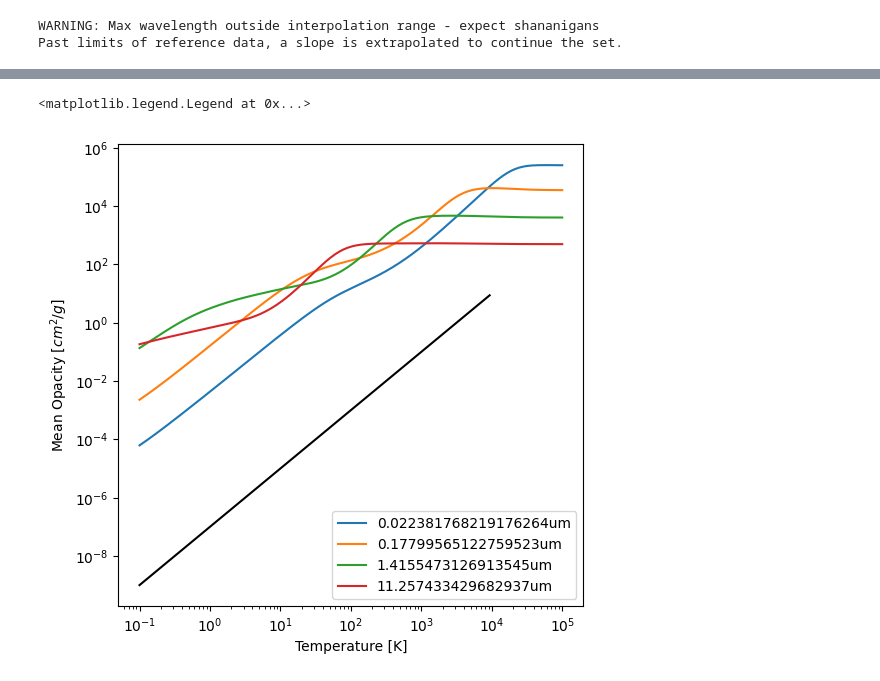
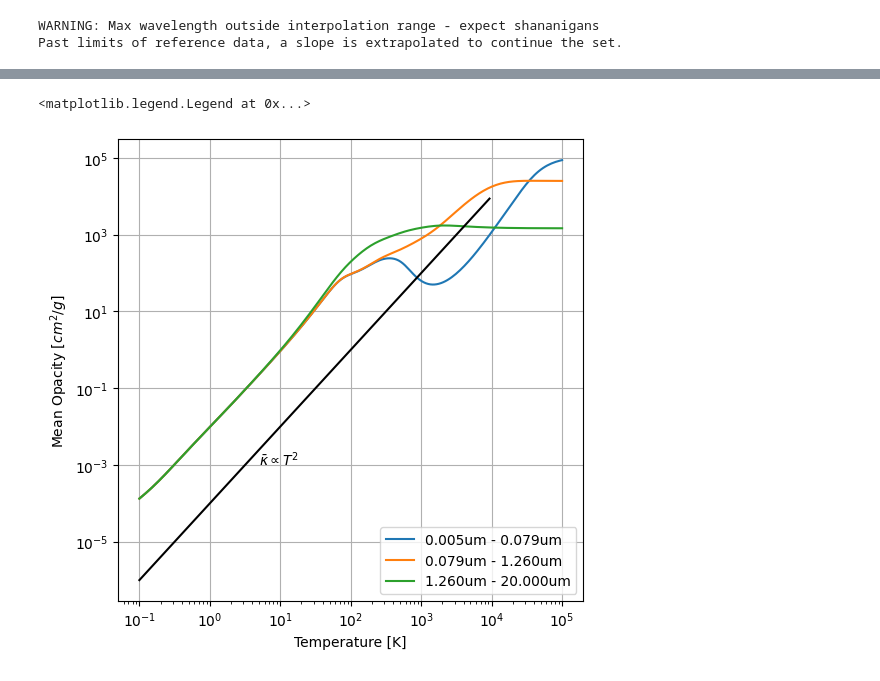
Before and after one commit to graves-andrew-02/DustOp, a Jupyter notebook: Opacity_Solver.ipynb, the cells around one changed output, grey strips where cells are left out. Saved outputs shown, nothing was run; the diff lists cells and outputs as text; code cells hidden in the pictures.

```diff
--- a/Opacity_Solver.ipynb
+++ b/Opacity_Solver.ipynb
@@ -28,12 +23,13 @@ def get_ref_data(material):
 wv_raw, n_raw, k_raw = np.loadtxt('ref index data/c-gra-Draine2003.download', skiprows=27, unpack=True)
 #wv_raw, n_raw, k_raw = np.loadtxt('sic-Draine1993.download', skiprows=28, unpack=True)
 
-#n_raw = 1*np.ones_like(n_raw)
-#k_raw = 0.001 * (wv_raw*np.ones_like(n_raw))**-2
 
 #optool data to compare to
 #wavelength, ka, ks, g = np.loadtxt('dustkappa-gra-1um.dat', skiprows=24, unpack=True)
 
-wv_raw, n_raw, k_raw = get_ref_data('fe')
-wv, m = mie.interp_m(wv_raw, n_raw, k_raw, wv_range = [5e-2, 300000], num_points = 1000)
+wv_raw, n_raw, k_raw = get_ref_data('h2o')
+
+#k_raw = 0.000001 * (wv_raw*np.ones_like(n_raw))**0.4
+#n_raw = 0.000001 * (wv_raw*np.ones_like(n_raw))**0.4
+wv, m = mie.interp_m(wv_raw, n_raw, k_raw, wv_range = [5e-2, 10**6], num_points = 1000)
 #m = (1.0 + 0.1*wv*1j) * np.ones_like(m)
@@ -346,5 +150,5 @@ def get_planck_flipped(a, wave, n, T, interpolation, fractions = [0.53, 0.47], s
 # %%
-mie_interp, nd_mie_arr, beae, asd =  mie.create_mie_interp([5e-2, 300000], [1e-3, 20], wv_raw, n_raw, k_raw, 1000, 40)
+mie_interp, nd_mie_arr, beae, asd =  mie.create_mie_interp([5e-3, 100000000], [1e-3, 20], wv_raw, n_raw, k_raw, 1000, 40)
 # %% [output]
 WARNING: Max wavelength outside interpolation range - expect shananigans
 Past limits of reference data, a slope is extrapolated to continue the set.
@@ -361,9 +165,9 @@ dist = lambda r : mie.pwr_law(r, 3.5, cutoff_low = 0.005, cutoff_high = 2.5, tot
 dist = lambda r : mie.std_dist(r)
 
 for i in range(0, len(temp_plot)):
-  k_plot[i] = get_planck(a, wv, dist, temp_plot[i], mie_interp)
-  kp_plot[i] = get_planck_flipped(a, wv, dist, temp_plot[i], mie_interp)
-  kr_plot[i] = get_rosseland(a, wv, dist, temp_plot[i], mie_interp)
+  k_plot[i] =  mie.get_planck(a, wv, dist, temp_plot[i], mie_interp)
+  kp_plot[i] = mie.get_planck_flipped(a, wv, dist, temp_plot[i], mie_interp)
+  kr_plot[i] = mie.get_rosseland(a, wv, dist, temp_plot[i], mie_interp)
 # %%
 fig, ax = plt.subplots(1, figsize = [6,6])
 
@@ -384,14 +188,14 @@ ax.legend(loc = 'upper left')
 # %%
-wv, m = mie.interp_m(wv_raw, n_raw, k_raw, [5e-2, 300000], 1000)
+mie_interp, nd_mie_arr, beae, asd =  mie.create_mie_interp([5e-3, 10**6], [1e-3, 20], wv_raw, n_raw, k_raw, 1000, 40)
 
-N = 5
+N = 4
 
 points = np.logspace(np.log10(5e-3), np.log10(20), N)
 
-temp_plot = np.logspace(np.log10(0.1),np.log10(100000), 200)
+temp_plot = np.logspace(np.log10(10**-1),np.log10(10**5), 200)
 k_plot = np.zeros([len(temp_plot),N])
 for j in range(0, N-1):
   for i in range(0, len(temp_plot)):
     # Pass a lambda function to preserve the cutoff bounds while allowing get_rosseland to evaluate over the radius array
-    n_dist = lambda r: mie.pwr_law(r, 0, cutoff_low=points[j], cutoff_high=points[j+1])
-    k_plot[i][j] = get_rosseland(np.logspace(np.log10(points[j]), np.log10(points[j+1]), 20), wv, n_dist, temp_plot[i], mie_interp)
+    n_dist = lambda r: mie.pwr_law(r, 3.5, cutoff_low=points[j], cutoff_high=points[j+1])
+    k_plot[i][j] = mie.get_rosseland(np.logspace(np.log10(points[j]), np.log10(points[j+1]), 20), wv, n_dist, temp_plot[i], mie_interp)
@@ -403,38 +204,40 @@ fig, ax = plt.subplots(1, figsize = [6,6])
 
 #ax.plot(temp_plot, k_plot)
 
 
-temp_plot = np.logspace(np.log10(0.1),np.log10(100000), 200)
+#temp_plot = np.logspace(np.log10(1),np.log10(1000), 200)
 
 lab = ''
-ax.plot(temp_plot, k_plot[:,0], label = f'{0.5* (points[1] + points[0])}um')
+ax.plot(temp_plot, k_plot[:,0], label = f'{(points[0]):.3f}um - {(points[1]):.3f}um')
 
 for i in range(1,N-1):
-  ax.plot(temp_plot, k_plot[:,i], label = f'{0.5*(points[i+1] +points[i])}um')
+  ax.plot(temp_plot, k_plot[:,i], label = f'{(points[i]):.3f}um - {(points[i+1]):.3f}um')
   #ax.axvline(2.898e-3 * 0.5e6 / (points[i+1] +points[i]))
 
 #ax.plot(temp_plot, k_plot[:,4], label = f'{0.5*(points[5] +points[4])}um')
 #ax.axvline(2.898e-3 * 1e6 / (points[5] +points[4]))
 #ax.set_title(f'bins of width {4}um')
 ax.set_xlabel('Temperature [K]')
 ax.set_ylabel(r'Mean Opacity [$cm^2/g$]')
 ax.set_yscale('log')
 ax.set_xscale('log')
+ax.grid()
 x_line = np.logspace(np.log10(min(temp_plot)),np.log10(max(temp_plot)),100)
-y_line = 0.00001*(x_line / 10)**2
+y_line = 0.01*(x_line / 10)**2
 
 ax.plot(x_line[x_line < 10000], y_line[x_line < 10000], color = 'black', label = "")
+ax.text(5,0.001, r'$\bar\kappa \propto T^2$')
 
 x_line = np.logspace(np.log10(min(temp_plot)),np.log10(max(temp_plot)),100)
 y_line = 1*(x_line / 10)**2.5
 
 #ax.plot(x_line[x_line < 10000], y_line[x_line < 10000], color = 'black', label = "")
 
 
 ax.legend(loc = 'lower right')
 # %% [output]
 <matplotlib.legend.Legend at 0x...>
-[figure, old version]
+[figure, new version]
 # %%
 # Use the existing notebook variables
 wave = wv
```
Also changed, not shown: parts of 14 cells of this notebook, 1 other file.
